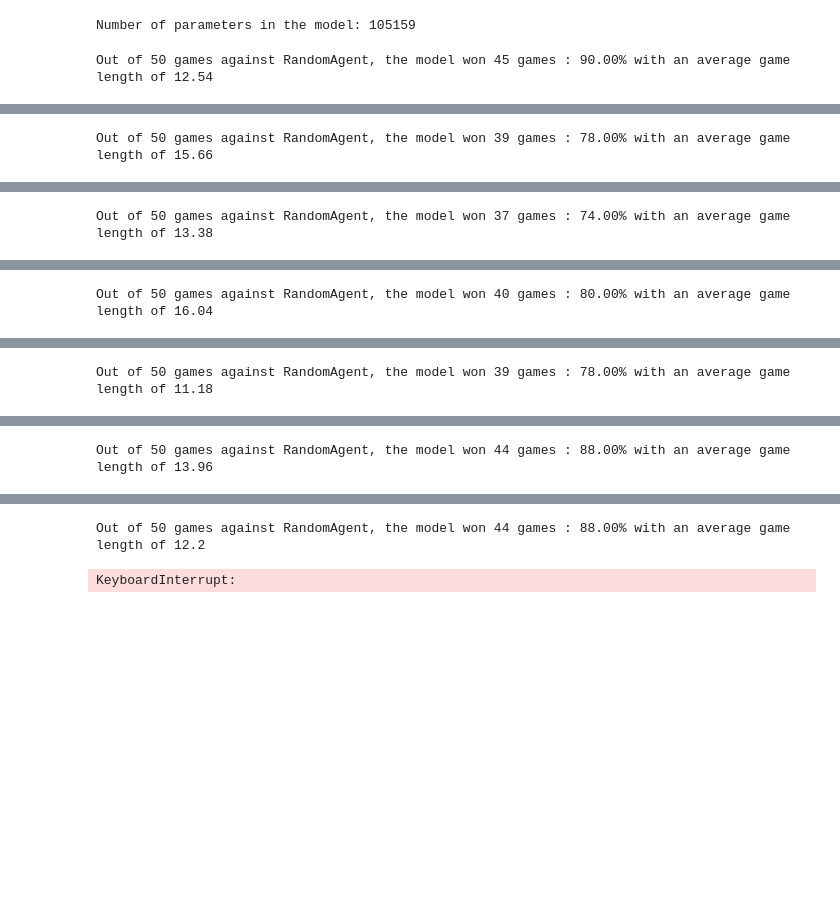
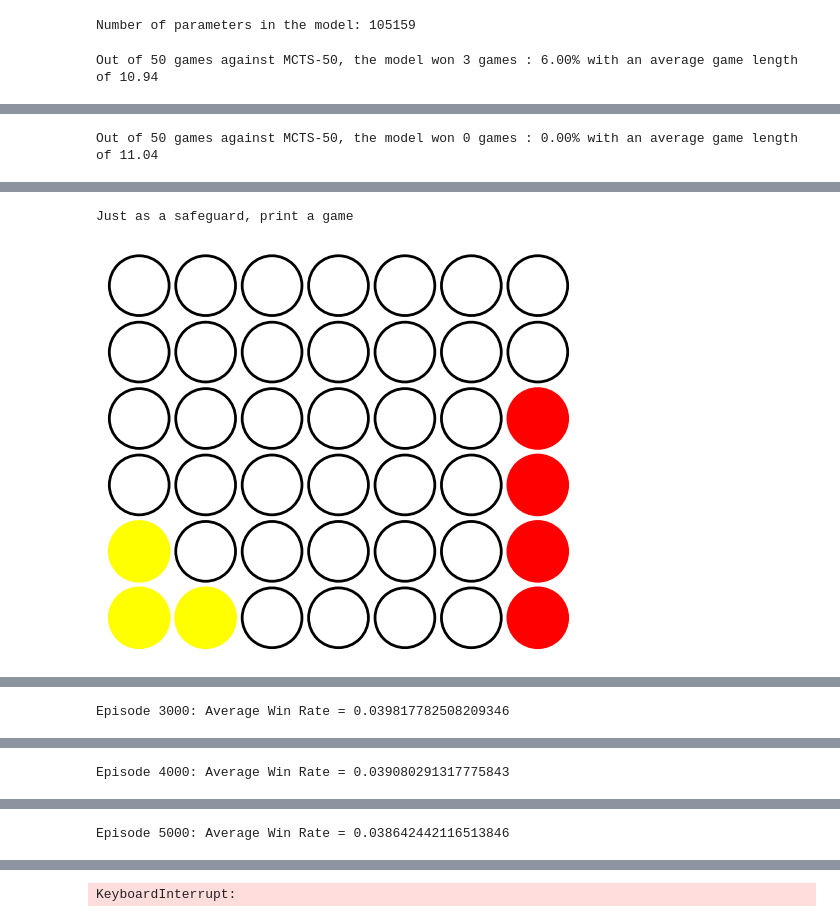
Before and after one commit to Pylyr/RL-project, a Jupyter notebook: main.ipynb, the cells around one changed output, grey strips where cells are left out. Drawn from its saved outputs; the diff is of its cells as text; code cells hidden in the pictures; blank space fills up the shorter version.

Commit message:
broken monte

```diff
--- a/main.ipynb
+++ b/main.ipynb
@@ -15,0 +17,3 @@ import torch.optim.lr_scheduler as lr_scheduler
+# %%
+device = torch.device("cuda:2" if torch.cuda.is_available() else "cpu")
+writer = SummaryWriter()
@@ -16,12 +175,8 @@ import torch.optim.lr_scheduler as lr_scheduler
 # %%
 env = ConnectFourEnv()
 monte10 = MonteCarloTreeSearchAgent(env, n_iterations=10)
+monte50 = MonteCarloTreeSearchAgent(env, n_iterations=50)
 monte100 = MonteCarloTreeSearchAgent(env, n_iterations=100)
 monte1_000 = MonteCarloTreeSearchAgent(env, n_iterations=1_000)
 monte10_000 = MonteCarloTreeSearchAgent(env, n_iterations=10_000)
 monte50_000 = MonteCarloTreeSearchAgent(env, n_iterations=50_000)
-
-# Test my own strength
-# env.play(monte, HumanAgent(env), n_games=20)
-# %%
-device = torch.device("cuda" if torch.cuda.is_available() else "cpu")
@@ -181,9 +183,8 @@ class DQNAgent(Agent):
 # %%
 # Train a new model
 
-env = ConnectFourEnv()
-replay_buffer = ReplayBuffer(10000)
-agent = DQNAgent(env, replay_buffer)
+replay_buffer = ReplayBuffer(10000, state_shape=env.observation_space.shape, device=device)
+agent = DQNAgent(env, replay_buffer, monte50)
 # agent.load_trained_model_from_file("checkpoints/model_6000.pt")
 
 # print the number of parameters in the model
@@ -192,6 +193,6 @@ print(
 # %% [output]
 Number of parameters in the model: 105159
 # %%
-agent.train(1_000_000, print_interval=100)
+agent.train(120_000, print_interval=1000)
 # %% [output]
-Out of 50 games against RandomAgent, the model won 45 games : 90.00% with an average game length of 12.54
+Out of 50 games against MCTS-50, the model won 3 games : 6.00% with an average game length of 10.94
@@ -199 +200 @@ Episode 100: Average Loss = 0.0009939866964123211
-Out of 50 games against RandomAgent, the model won 39 games : 78.00% with an average game length of 15.66
+Out of 50 games against MCTS-50, the model won 0 games : 0.00% with an average game length of 11.04
@@ -201 +202,2 @@ Episode 200: Average Loss = 0.003907338668068405
-Out of 50 games against RandomAgent, the model won 37 games : 74.00% with an average game length of 13.38
+Just as a safeguard, print a game
+[figure, added]
@@ -203 +205 @@ Episode 300: Average Loss = 0.0038855219157994726
-Out of 50 games against RandomAgent, the model won 40 games : 80.00% with an average game length of 16.04
+Episode 3000: Average Win Rate = 0.039817782508209346
@@ -205 +207 @@ Episode 400: Average Loss = 0.0031605233182199297
-Out of 50 games against RandomAgent, the model won 39 games : 78.00% with an average game length of 11.18
+Episode 4000: Average Win Rate = 0.039080291317775843
@@ -207 +209 @@ Episode 500: Average Loss = 0.0042245591018581765
-Out of 50 games against RandomAgent, the model won 44 games : 88.00% with an average game length of 13.96
+Episode 5000: Average Win Rate = 0.038642442116513846
@@ -209,2 +211 @@ Episode 600: Average Loss = 0.006626346647390164
-Out of 50 games against RandomAgent, the model won 44 games : 88.00% with an average game length of 12.2
+KeyboardInterrupt:
-KeyboardInterrupt:
```
Also changed, not shown: parts of 10 cells of this notebook, 6 other files.
